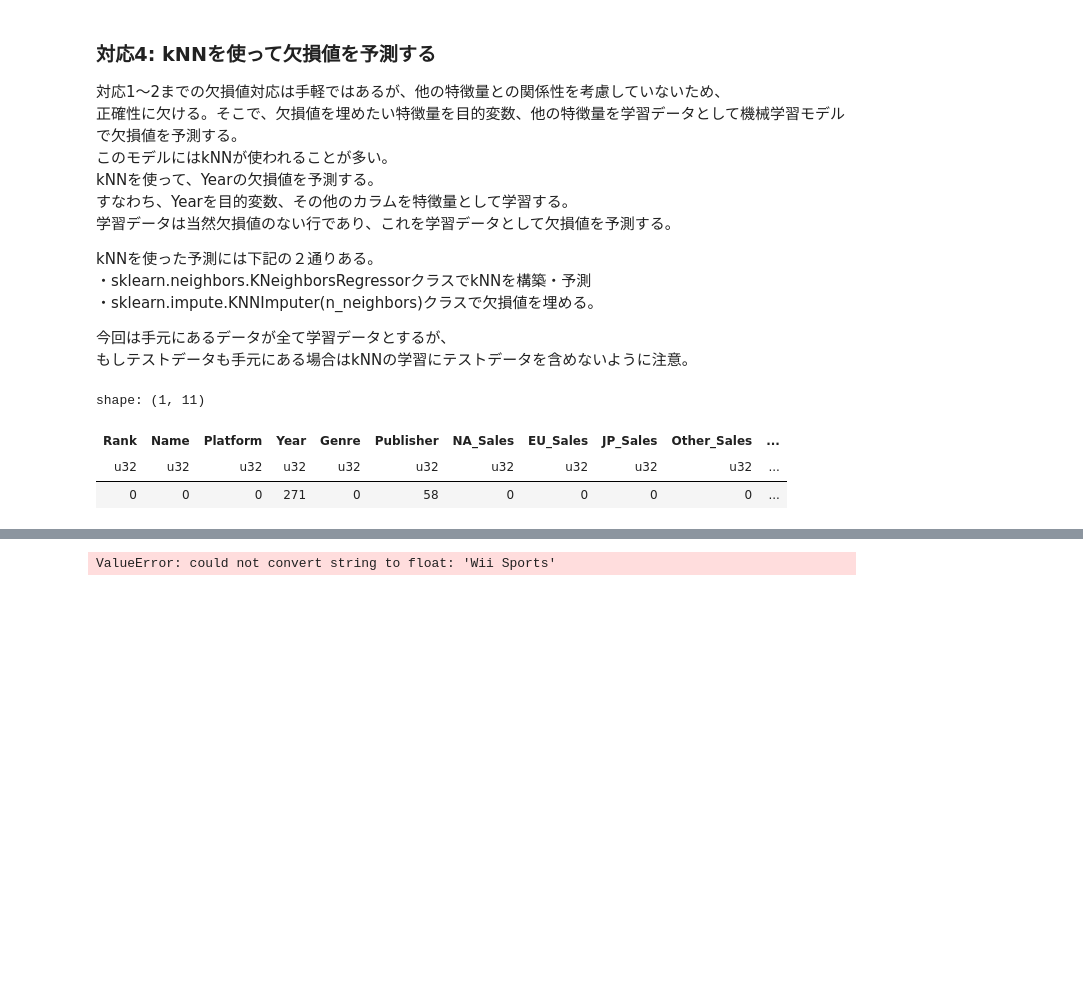
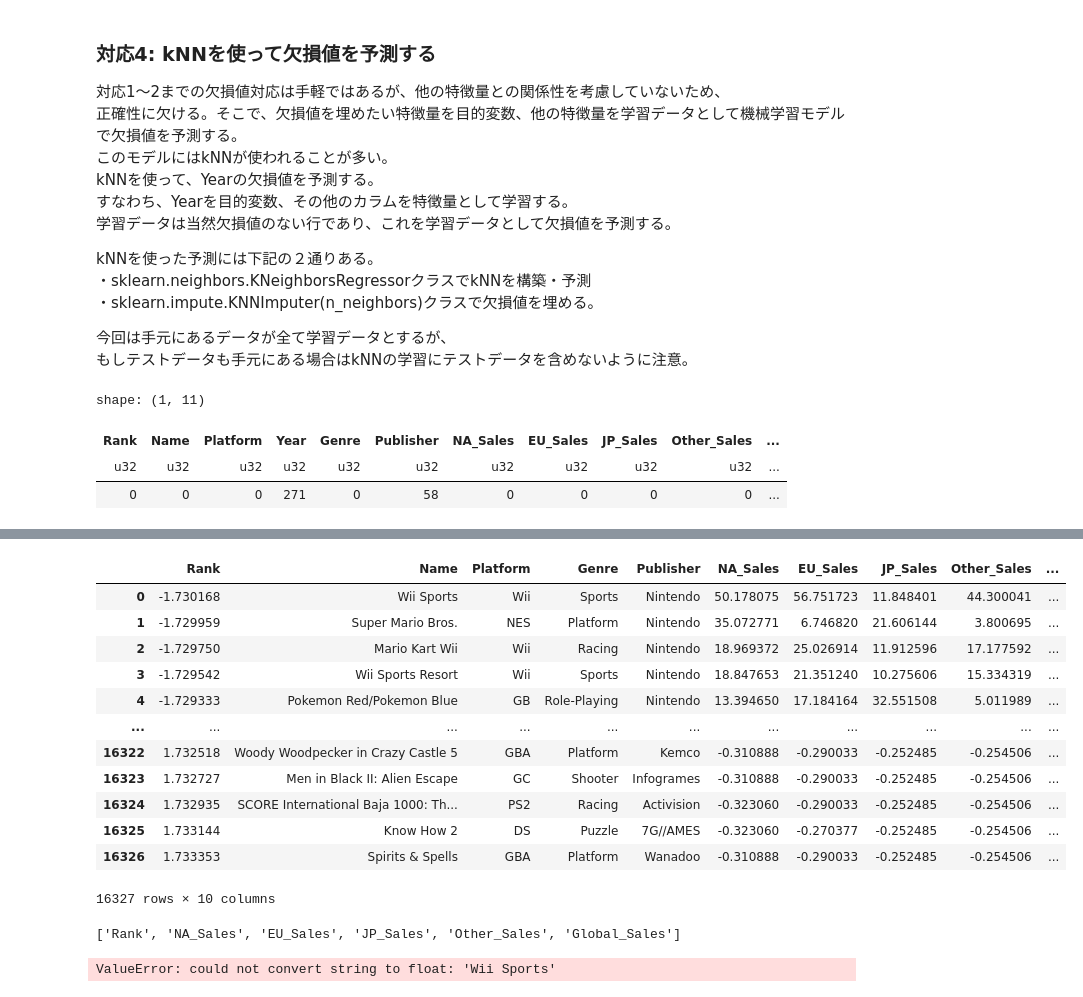
Before and after one commit to Mr-Garlic-Shrimp/TIL, a Jupyter notebook: Machine_Learning/ML_notebook-16(Preprocessing).ipynb, the cells around one changed output, grey strips where cells are left out. Cells and saved outputs as stored; diff of their text form; code cells hidden in the pictures; blank space fills up the shorter version.

```diff
--- a/Machine_Learning/ML_notebook-16(Preprocessing).ipynb
+++ b/Machine_Learning/ML_notebook-16(Preprocessing).ipynb
@@ -355,3 +355,8 @@ shape: (1, 11)
 | Rank | Name | Platform | Year | Genre | Publisher | NA_Sales | EU_Sales | JP_Sales | Other_Sales | ... |
 | u32 | u32 | u32 | u32 | u32 | u32 | u32 | u32 | u32 | u32 | ... |
 | 0 | 0 | 0 | 271 | 0 | 58 | 0 | 0 | 0 | 0 | ... |
+# %%
+# 学習の邪魔になるので、ここではPublisherの欠損値は適当に埋めておく。
+df = df.with_columns(
+    pl.col('Publisher').fill_null('NaN')
+)
@@ -358,7 +370,9 @@ shape: (1, 11)
 # %%
-# 欠損値予測用の学習データ行とその目的変数。これがkNNの学習データになる。
-X_train_for_miss = df.filter(pl.col('Year').is_not_null()).drop('Year')
-y_train_for_miss = df.filter(pl.col('Year').is_not_null()).get_column('Year')
+# 欠損値予測用の特徴量とその目的変数を格納。これがkNNの学習データになる。
+# Rank、NameはYearの予測には全く関係ないと思われるので落としておく。（でないとダミー変数が大量になってしまう。）
+drop_list = ['Year', 'Rank', 'Name']
+X_train_for_miss = df.filter(pl.col('Year').is_not_null()).drop(drop_list).to_pandas()
+y_train_for_miss = df.filter(pl.col('Year').is_not_null()).get_column('Year').to_pandas()
 
 # 欠損値のある行のYear以外のカラム
-x_miss_year = df.filter(pl.col('Year').is_null()).drop('Year')
+X_miss_year = df.filter(pl.col('Year').is_null()).drop('Year').to_pandas()
@@ -365,3 +395,32 @@ x_miss_year = df.filter(pl.col('Year').is_null()).drop('Year')
+# %%
+num_feat2 = num_feat.copy()
+#量的変数のリストから目的変数を削除
+num_feat2.remove('Year')
+
+# 学習データの特徴量スケーリング。予測に使うX_miss_yearの標準化の際はfitしてはいけないことに注意。
+scaler = StandardScaler()
+X_train_for_miss[num_feat2] = scaler.fit_transform(X_train_for_miss[num_feat2])
+X_miss_year[num_feat2] = scaler.transform(X_miss_year[num_feat2])
+# %%
+X_train_for_miss
+# %% [output]
+|  | Rank | Name | Platform | Genre | Publisher | NA_Sales | EU_Sales | JP_Sales | Other_Sales | ... |
+| 0 | -1.730168 | Wii Sports | Wii | Sports | Nintendo | 50.178075 | 56.751723 | 11.848401 | 44.300041 | ... |
+| 1 | -1.729959 | Super Mario Bros. | NES | Platform | Nintendo | 35.072771 | 6.746820 | 21.606144 | 3.800695 | ... |
+| 2 | -1.729750 | Mario Kart Wii | Wii | Racing | Nintendo | 18.969372 | 25.026914 | 11.912596 | 17.177592 | ... |
+| 3 | -1.729542 | Wii Sports Resort | Wii | Sports | Nintendo | 18.847653 | 21.351240 | 10.275606 | 15.334319 | ... |
+| 4 | -1.729333 | Pokemon Red/Pokemon Blue | GB | Role-Playing | Nintendo | 13.394650 | 17.184164 | 32.551508 | 5.011989 | ... |
+| ... | ... | ... | ... | ... | ... | ... | ... | ... | ... | ... |
+| 16322 | 1.732518 | Woody Woodpecker in Crazy Castle 5 | GBA | Platform | Kemco | -0.310888 | -0.290033 | -0.252485 | -0.254506 | ... |
+| 16323 | 1.732727 | Men in Black II: Alien Escape | GC | Shooter | Infogrames | -0.310888 | -0.290033 | -0.252485 | -0.254506 | ... |
+| 16324 | 1.732935 | SCORE International Baja 1000: Th... | PS2 | Racing | Activision | -0.323060 | -0.290033 | -0.252485 | -0.254506 | ... |
+| 16325 | 1.733144 | Know How 2 | DS | Puzzle | 7G//AMES | -0.323060 | -0.270377 | -0.252485 | -0.254506 | ... |
+| 16326 | 1.733353 | Spirits & Spells | GBA | Platform | Wanadoo | -0.310888 | -0.290033 | -0.252485 | -0.254506 | ... |
+16327 rows × 10 columns
+# %%
+num_feat2
+# %% [output]
+['Rank', 'NA_Sales', 'EU_Sales', 'JP_Sales', 'Other_Sales', 'Global_Sales']
 # %%
 model = KNeighborsRegressor(n_neighbors=10)
 model.fit(X_train_for_miss.to_pandas(), y_train_for_miss.to_pandas())
```
Also changed, not shown: parts of 2 cells of this notebook.
